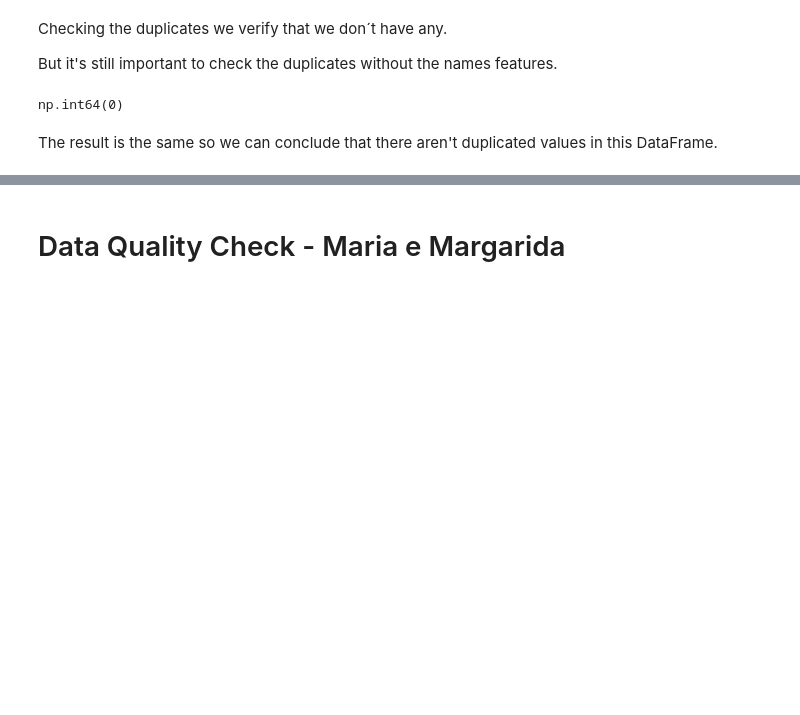
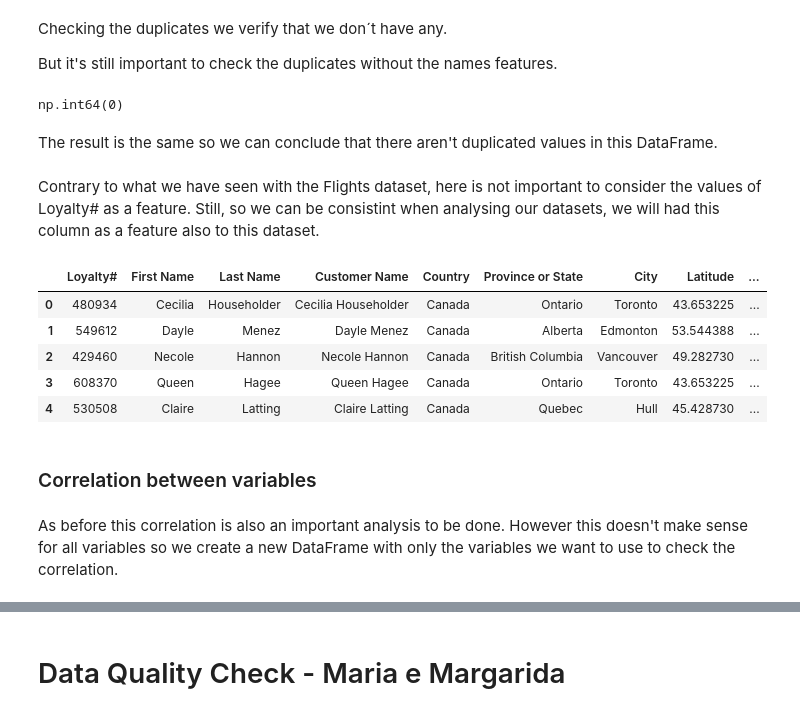
Before and after one commit to lourenco500/Data-Mining-Project, a Jupyter notebook: Deliverable_1 Maria.ipynb, the cells around one changed output, grey strips where cells are left out. Saved outputs shown, nothing was run; the diff lists cells and outputs as text; code cells hidden in the pictures; blank space fills up the shorter version.

```diff
--- a/Deliverable_1 Maria.ipynb
+++ b/Deliverable_1 Maria.ipynb
@@ -443,3 +674,23 @@ customerDB_no_name.duplicated().sum()
 np.int64(0)
 # %% [markdown]
 The result is the same so we can conclude that there aren't duplicated values in this DataFrame.
+# %% [markdown]
+Contrary to what we have seen with the Flights dataset, here is not important to consider the values of Loyalty# as a feature. Still, so we can be consistint when analysing our datasets, we will had this column as a feature also to this dataset.
+# %%
+customerDB = pd.read_csv('DM_AIAI_CustomerDB.csv', sep = ",")
+# code that we also did in the begining because there's a column with the index numbers that is completely unuseful
+customerDB = customerDB.iloc[:, 1:]
+
+# to verify that the Loyalty# is now a feature and not an index anymore
+customerDB.head()
+# %% [output]
+|  | Loyalty# | First Name | Last Name | Customer Name | Country | Province or State | City | Latitude | ... |
+| 0 | 480934 | Cecilia | Householder | Cecilia Householder | Canada | Ontario | Toronto | 43.653225 | ... |
+| 1 | 549612 | Dayle | Menez | Dayle Menez | Canada | Alberta | Edmonton | 53.544388 | ... |
+| 2 | 429460 | Necole | Hannon | Necole Hannon | Canada | British Columbia | Vancouver | 49.282730 | ... |
+| 3 | 608370 | Queen | Hagee | Queen Hagee | Canada | Ontario | Toronto | 43.653225 | ... |
+| 4 | 530508 | Claire | Latting | Claire Latting | Canada | Quebec | Hull | 45.428730 | ... |
+# %% [markdown]
+### Correlation between variables
+# %% [markdown]
+As before this correlation is also an important analysis to be done. However this doesn't make sense for all variables so we create a new DataFrame with only the variables we want to use to check the correlation.
```
Also changed, not shown: parts of 57 cells of this notebook.
